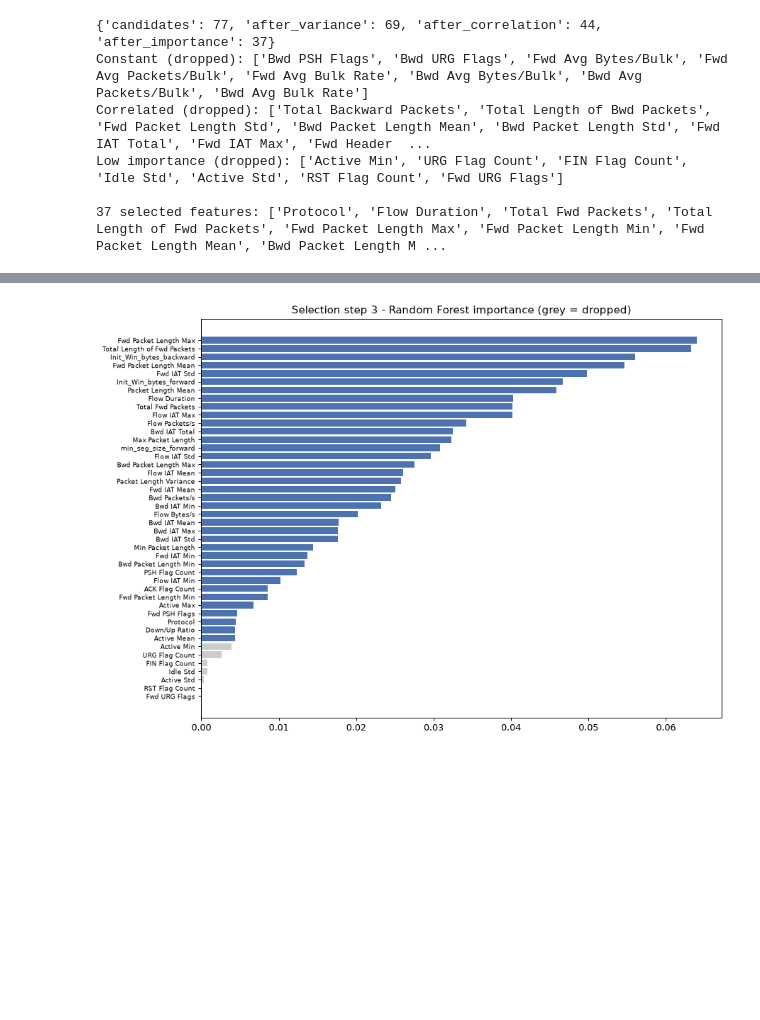
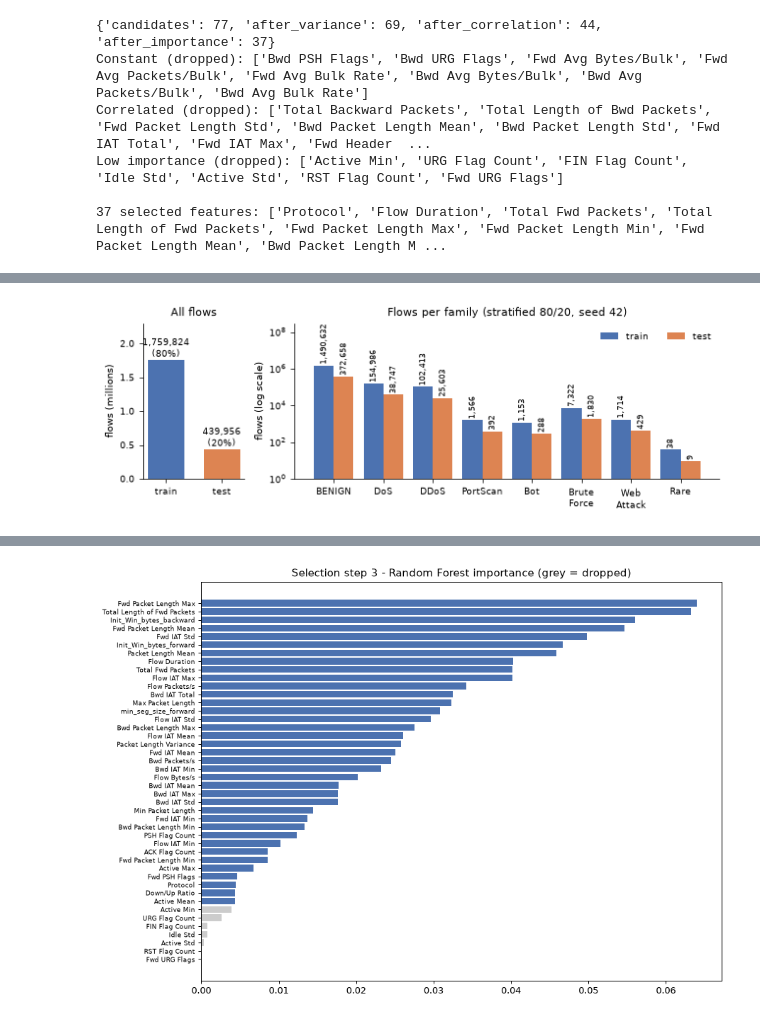
Before and after one commit to Shreyansh124/cyberreplay, a Jupyter notebook: notebooks/CyberReplay.ipynb, the cells around one changed output, grey strips where cells are left out. Cells and saved outputs as stored; diff of their text form; code cells hidden in the pictures; blank space fills up the shorter version.

```diff
--- a/notebooks/CyberReplay.ipynb
+++ b/notebooks/CyberReplay.ipynb
@@ -387,0 +395,6 @@ Low importance (dropped): ['Active Min', 'URG Flag Count', 'FIN Flag Count', 'Id
+# %%
+raw_counts = clean_df[config.TARGET_COL].value_counts().add(pd.Series(report.duplicates_removed), fill_value=0)
+split_table = diagnostics.split_table(train, test, raw_counts)
+display(split_table)
+fig = diagnostics.plot_split(split_table); plt.show()
+# %% [output]
@@ -387,0 +411 @@ Low importance (dropped): ['Active Min', 'URG Flag Count', 'FIN Flag Count', 'Id
+[figure, added]
```
Also changed, not shown: parts of 28 cells of this notebook, 3 other files.
